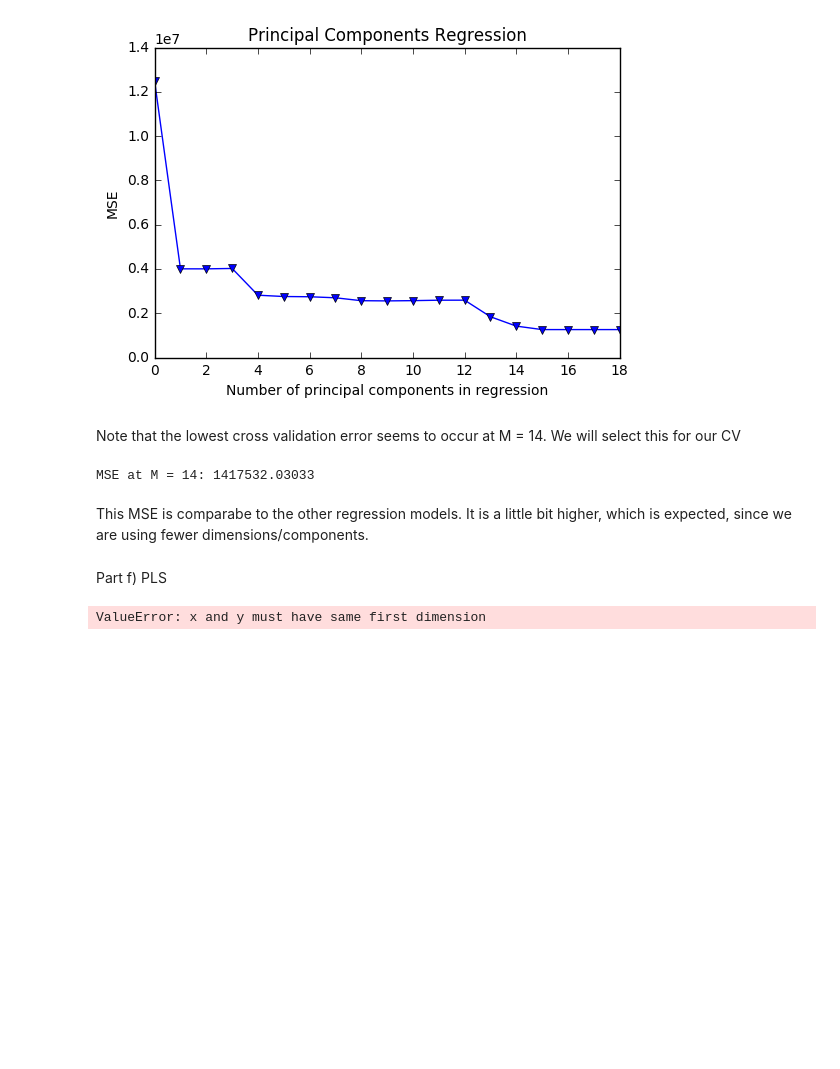
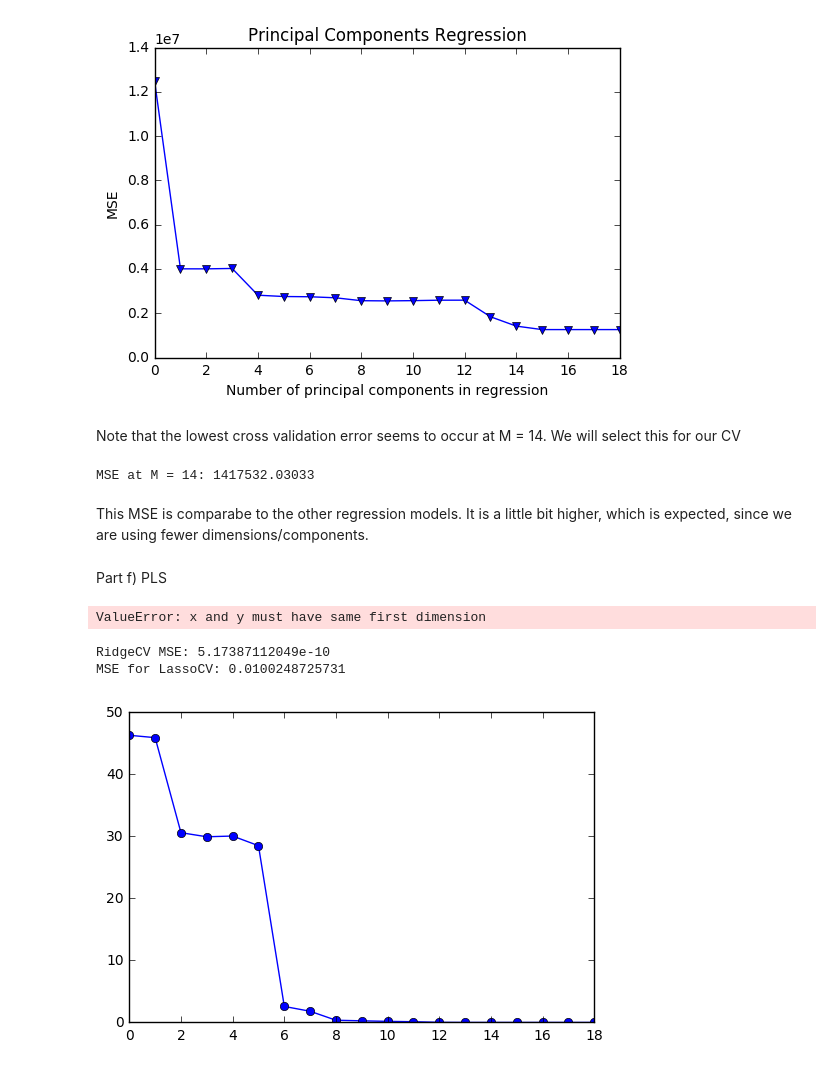
Before and after one commit to atreyamisra/EE379K, a Jupyter notebook: Lab 5/Lab5.ipynb, the cells around one changed output. Drawn from its saved outputs; the diff is of its cells as text; code cells hidden in the pictures; blank space fills up the shorter version.

```diff
--- a/Lab 5/Lab5.ipynb
+++ b/Lab 5/Lab5.ipynb
@@ -140,3 +139,39 @@ plt.ylabel('MSE')
 plt.show()
 # %% [output]
 ValueError: x and y must have same first dimension
+# %%
+boston_data = pd.read_csv('Boston.csv')
+y = boston_data["crim"]
+x = boston_data.loc[:, "crim":]
+
+model = RidgeCV()
+train_x, test_x, train_y, test_y = train_test_split(x, y)
+result = model.fit(train_x, train_y)
+print "RidgeCV MSE: " + str(mean_squared_error(test_y, model.predict(test_x)))
+
+
+model = LassoCV()
+train_x, test_x, train_y, test_y = train_test_split(x, y)
+result = model.fit(train_x, train_y)
+print "MSE for LassoCV: " + str(mean_squared_error(test_y, model.predict(test_x)))
+
+pcr = PCA()
+X_reduced = pcr.fit_transform(scale(x))
+n = len(X_reduced)
+KFold_10 = cross_validation.KFold(n, n_folds = 10, shuffle = True, random_state = 1)
+regr = LinearRegression()
+mse = []
+
+
+for i in xrange(1, 20):
+	score = -1*cross_validation.cross_val_score(regr, X_reduced[:, :i], y.ravel(), cv = KFold_10, scoring = 'neg_mean_squared_error').mean()
+	mse.append(score)
+
+fig = plt.figure()
+ax1 = fig.add_subplot(111)
+ax1.plot(mse, '-o')
+plt.show()
+# %% [output]
+RidgeCV MSE: 5.17387112049e-10
+MSE for LassoCV: 0.0100248725731
+[figure, added]
```
Also changed, not shown: parts of 4 cells of this notebook.
